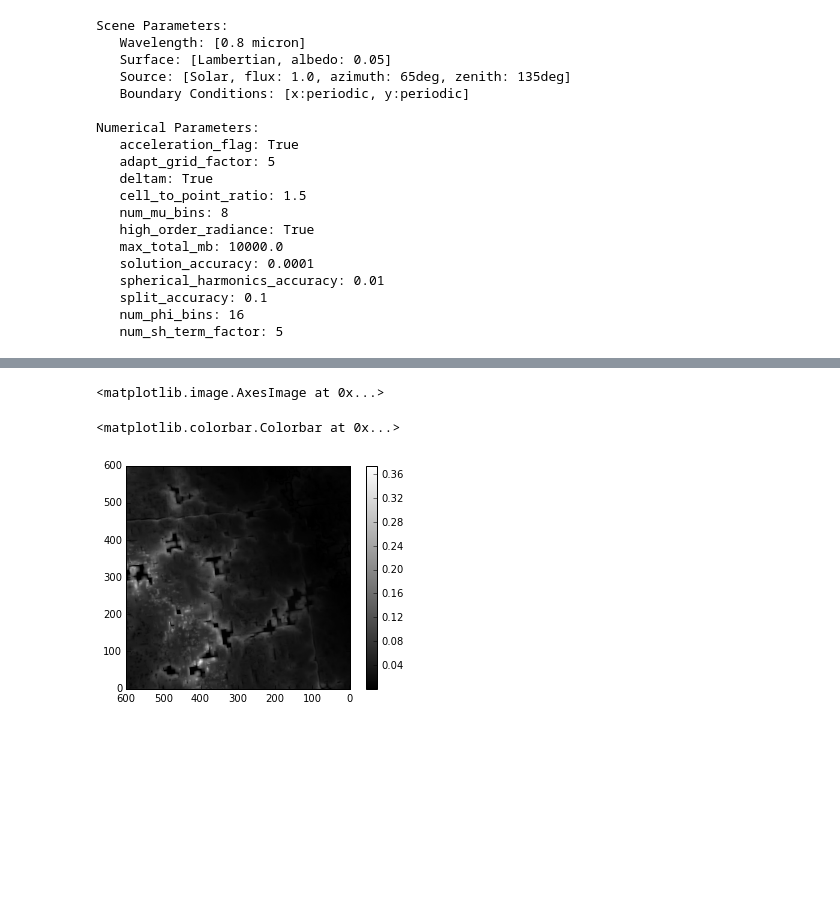
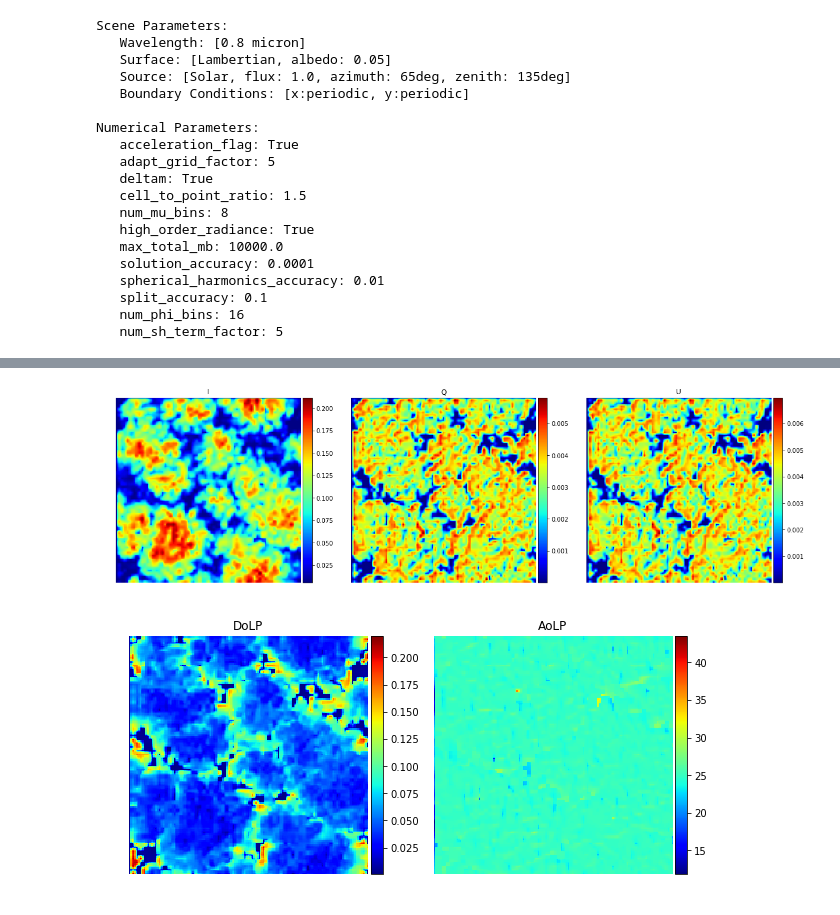
Before and after one commit to CloudTomography/AT3D, a Jupyter notebook: notebooks/Forward Rendering Polarized.ipynb, the cells around one changed output, grey strips where cells are left out. Cells and saved outputs as stored; diff of their text form; code cells hidden in the pictures; blank space fills up the shorter version.

```diff
--- a/notebooks/Forward Rendering Polarized.ipynb
+++ b/notebooks/Forward Rendering Polarized.ipynb
@@ -555,6 +285,5 @@ class OrthographicMonochromeSensor(ProjectiveMonochromeSensor):
 # %%
-sensor = OrthographicMonochromeSensor(
-    wavelength=scene_params.wavelength,
+projection = shdom.OrthographicProjection(
     bounding_box=cloud.bounding_box,
     x_resolution=0.02,
     y_resolution=0.02,
@@ -563,4 +292,6 @@ sensor = OrthographicMonochromeSensor(
     altitude='TOA'
 )
 
-dolp = sensor.render(rte_solver)
+camera = shdom.Camera(shdom.PolarizationSensor(), projection)
+
+stokes, dolp, aolp, docp = camera.render(rte_solver)
@@ -583,11 +298,41 @@ dolp = sensor.render(rte_solver)
-# %%
-%matplotlib inline
-plt.imshow(dolp)
-plt.gca().invert_yaxis()
-plt.gca().invert_xaxis()
-plt.gray()
-plt.colorbar()
-# %% [output]
-<matplotlib.image.AxesImage at 0x...>
-<matplotlib.colorbar.Colorbar at 0x...>
-[figure, removed]
+# %%
+from mpl_toolkits.axes_grid1 import make_axes_locatable
+
+%matplotlib inline
+
+imgs = []
+
+fig, axes = plt.subplots(1, 3, figsize=(20, 8));
+imgs.append(axes[0].imshow(stokes[0,:]))
+axes[0].set_title('I');
+imgs.append(axes[1].imshow(stokes[1,:]))
+axes[1].set_title('Q');
+imgs.append(axes[2].imshow(stokes[2,:]))
+axes[2].set_title('U');
+
+
+for img, ax in zip(imgs, axes):
+    divider = make_axes_locatable(ax)
+    cax = divider.append_axes("right", size="5%", pad=0.05)
+    img.set_cmap('jet')
+    plt.colorbar(img, cax=cax)
+    ax.set_axis_off()
+# %% [output]
+[figure, added]
+# %%
+imgs = []
+
+fig, axes = plt.subplots(1, 2, figsize=(10, 5))
+imgs.append(axes[0].imshow(dolp))
+axes[0].set_title('DoLP');
+imgs.append(axes[1].imshow(aolp))
+axes[1].set_title('AoLP');
+
+for img, ax in zip(imgs, axes):
+    divider = make_axes_locatable(ax)
+    cax = divider.append_axes("right", size="5%", pad=0.05)
+    img.set_cmap('jet')
+    plt.colorbar(img, cax=cax)
+    ax.set_axis_off()
+# %% [output]
+[figure, added]
```
Also changed, not shown: parts of 15 cells of this notebook, 2 other files.
